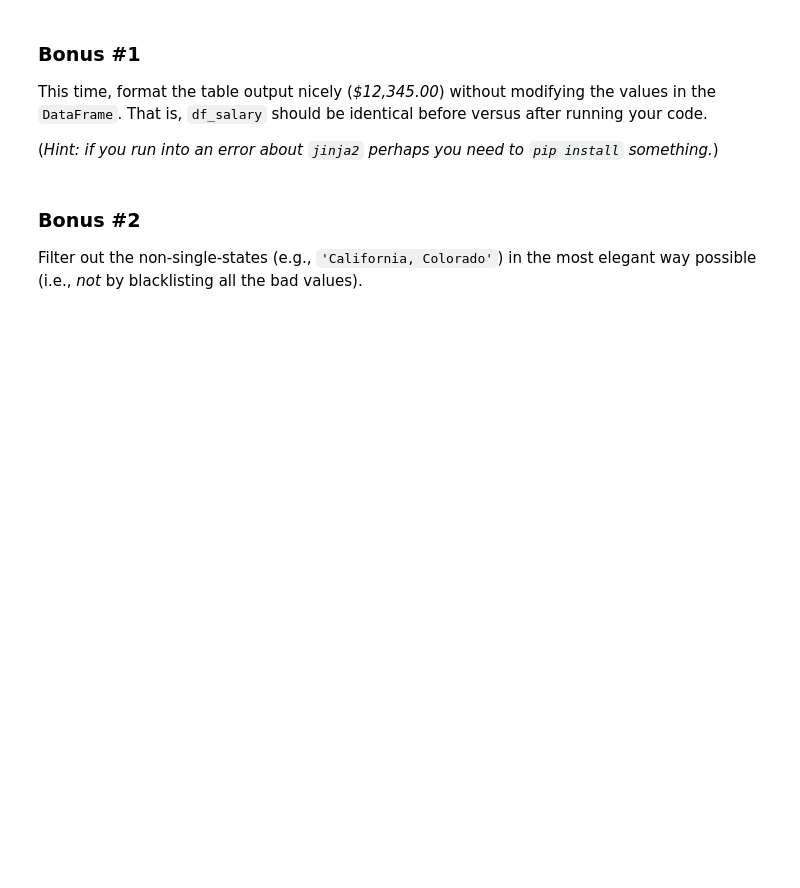
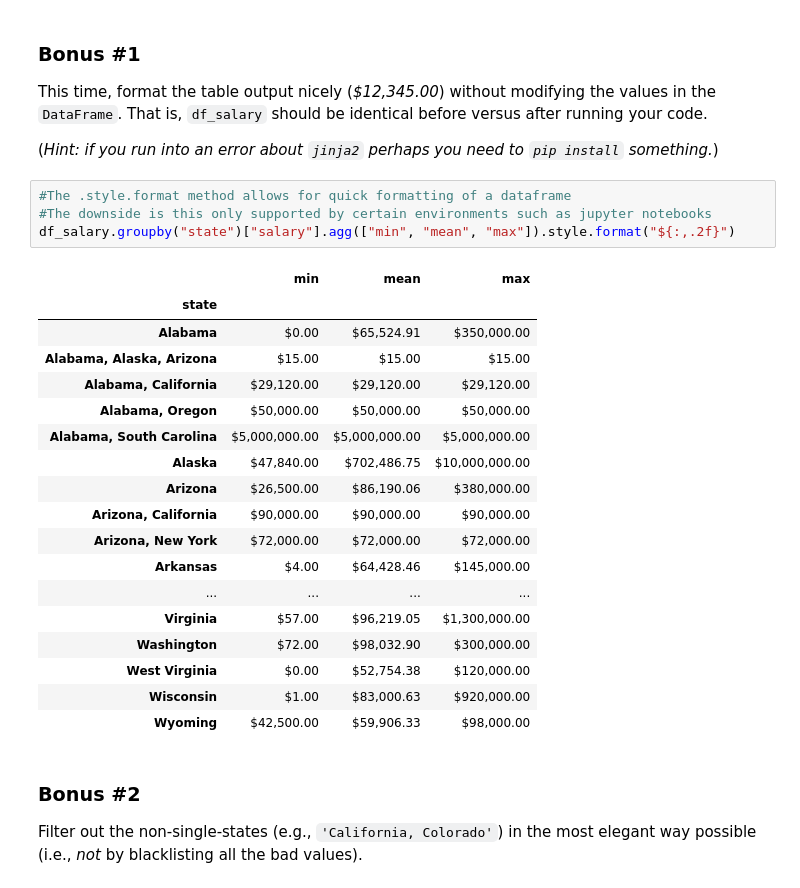
Before and after one commit to JagmeetMinhas/my-fork-2024-DS-Tue, a Jupyter notebook: Week-02-DS-Overview-and-Data/Exercise-JM.ipynb, the cells around one changed output. Saved outputs shown, nothing was run; the diff lists cells and outputs as text; blank space fills up the shorter version.

```diff
--- a/Week-02-DS-Overview-and-Data/Exercise-JM.ipynb
+++ b/Week-02-DS-Overview-and-Data/Exercise-JM.ipynb
@@ -398,6 +538,29 @@ Apply the same steps as before to `df_salary`, but do not filter for any specifi
 This time, format the table output nicely (*$12,345.00*) without modifying the values in the `DataFrame`. That is, `df_salary` should be identical before versus after running your code.
 
 (*Hint: if you run into an error about `jinja2` perhaps you need to `pip install` something.*)
+# %%
+#The .style.format method allows for quick formatting of a dataframe
+#The downside is this only supported by certain environments such as jupyter notebooks
+df_salary.groupby("state")["salary"].agg(["min", "mean", "max"]).style.format("${:,.2f}")
+# %% [output]
+|  | min | mean | max |
+| state |  |  |  |
+| Alabama | $0.00 | $65,524.91 | $350,000.00 |
+| Alabama, Alaska, Arizona | $15.00 | $15.00 | $15.00 |
+| Alabama, California | $29,120.00 | $29,120.00 | $29,120.00 |
+| Alabama, Oregon | $50,000.00 | $50,000.00 | $50,000.00 |
+| Alabama, South Carolina | $5,000,000.00 | $5,000,000.00 | $5,000,000.00 |
+| Alaska | $47,840.00 | $702,486.75 | $10,000,000.00 |
+| Arizona | $26,500.00 | $86,190.06 | $380,000.00 |
+| Arizona, California | $90,000.00 | $90,000.00 | $90,000.00 |
+| Arizona, New York | $72,000.00 | $72,000.00 | $72,000.00 |
+| Arkansas | $4.00 | $64,428.46 | $145,000.00 |
+| ... | ... | ... | ... |
+| Virginia | $57.00 | $96,219.05 | $1,300,000.00 |
+| Washington | $72.00 | $98,032.90 | $300,000.00 |
+| West Virginia | $0.00 | $52,754.38 | $120,000.00 |
+| Wisconsin | $1.00 | $83,000.63 | $920,000.00 |
+| Wyoming | $42,500.00 | $59,906.33 | $98,000.00 |
 # %% [markdown]
 ### Bonus #2
 
```
Also changed, not shown: parts of 18 cells of this notebook.
